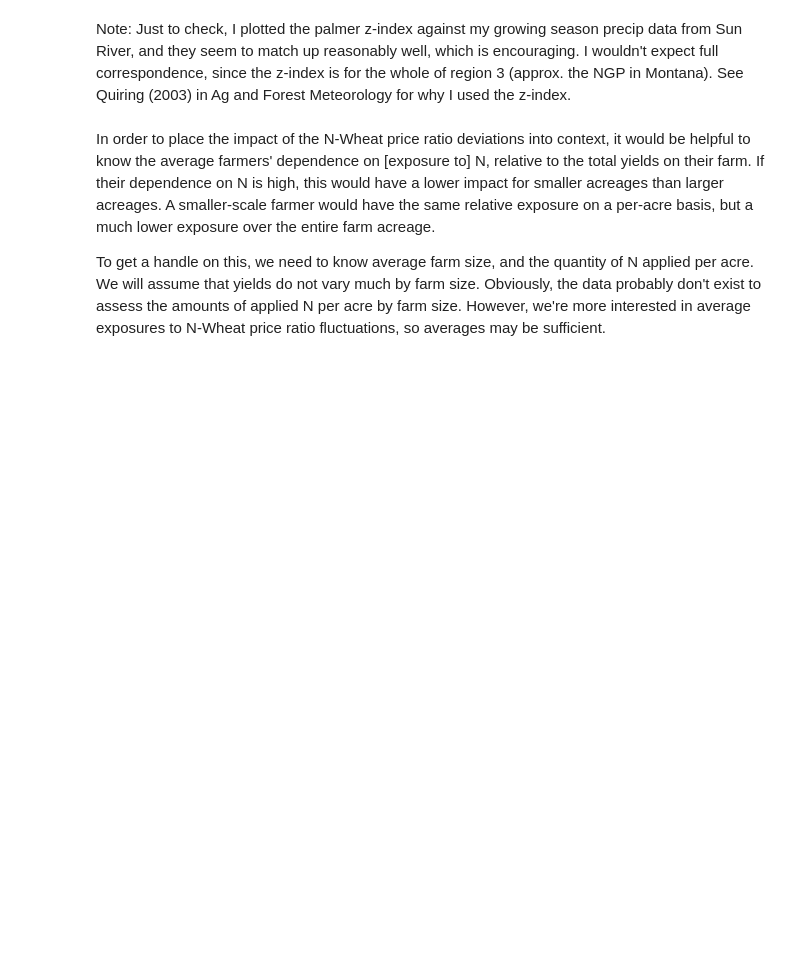
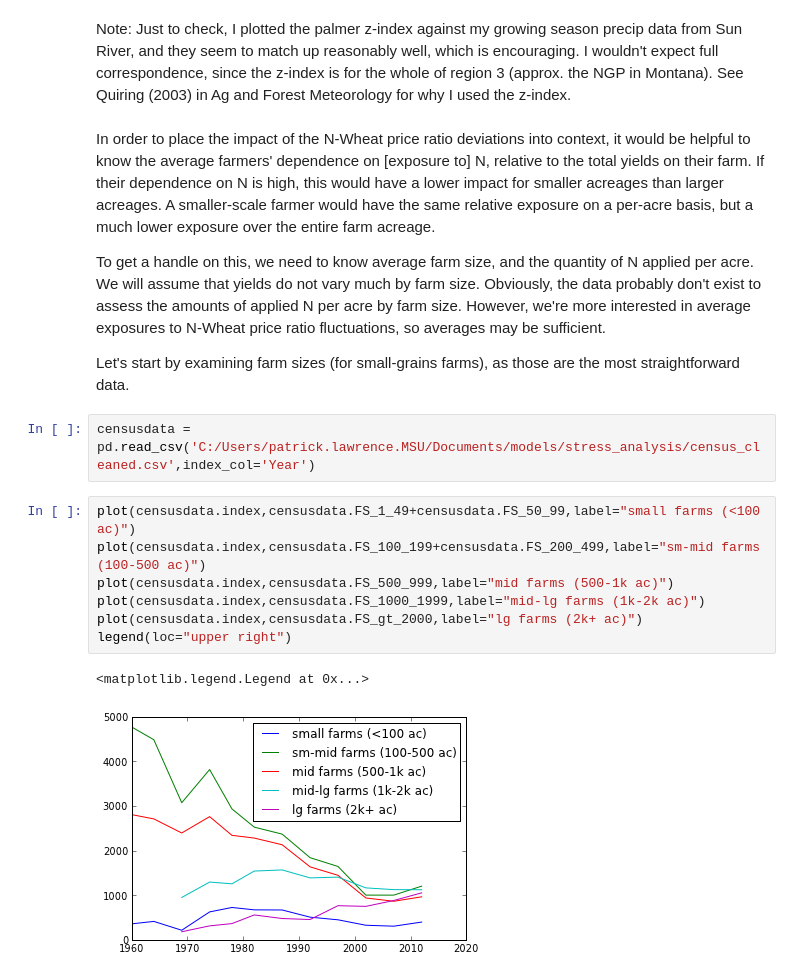
Before and after one commit to plawrence/farmStressAnalysis, a Jupyter notebook: stressAnalysis.ipynb, the cells around one changed output. Cells and saved outputs as stored; diff of their text form; blank space fills up the shorter version.

Commit message:
integrated the census data - first round

```diff
--- a/stressAnalysis.ipynb
+++ b/stressAnalysis.ipynb
@@ -98,3 +98,17 @@ Note:  Just to check, I plotted the palmer z-index against my growing season pre
 In order to place the impact of the N-Wheat price ratio deviations into context, it would be helpful to know the average farmers' dependence on [exposure to] N, relative to the total yields on their farm.  If their dependence on N is high, this would have a lower impact for smaller acreages than larger acreages.  A smaller-scale farmer would have the same relative exposure on a per-acre basis, but a much lower exposure over the entire farm acreage.
 
 To get a handle on this, we need to know average farm size, and the quantity of N applied per acre.  We will assume that yields do not vary much by farm size.  Obviously, the data probably don't exist to assess the amounts of applied N per acre by farm size.  However, we're more interested in average exposures to N-Wheat price ratio fluctuations, so averages may be sufficient.
+
+Let's start by examining farm sizes (for small-grains farms), as those are the most straightforward data.
+# %%
+censusdata = pd.read_csv('C:/Users/patrick.lawrence.MSU/Documents/models/stress_analysis/census_cleaned.csv',index_col='Year')
+# %%
+plot(censusdata.index,censusdata.FS_1_49+censusdata.FS_50_99,label="small farms (<100 ac)")
+plot(censusdata.index,censusdata.FS_100_199+censusdata.FS_200_499,label="sm-mid farms (100-500 ac)")
+plot(censusdata.index,censusdata.FS_500_999,label="mid farms (500-1k ac)")
+plot(censusdata.index,censusdata.FS_1000_1999,label="mid-lg farms (1k-2k ac)")
+plot(censusdata.index,censusdata.FS_gt_2000,label="lg farms (2k+ ac)")
+legend(loc="upper right")
+# %% [output]
+<matplotlib.legend.Legend at 0x...>
+[figure, added]
```
Also changed, not shown: parts of 14 cells of this notebook, 1 other file.
